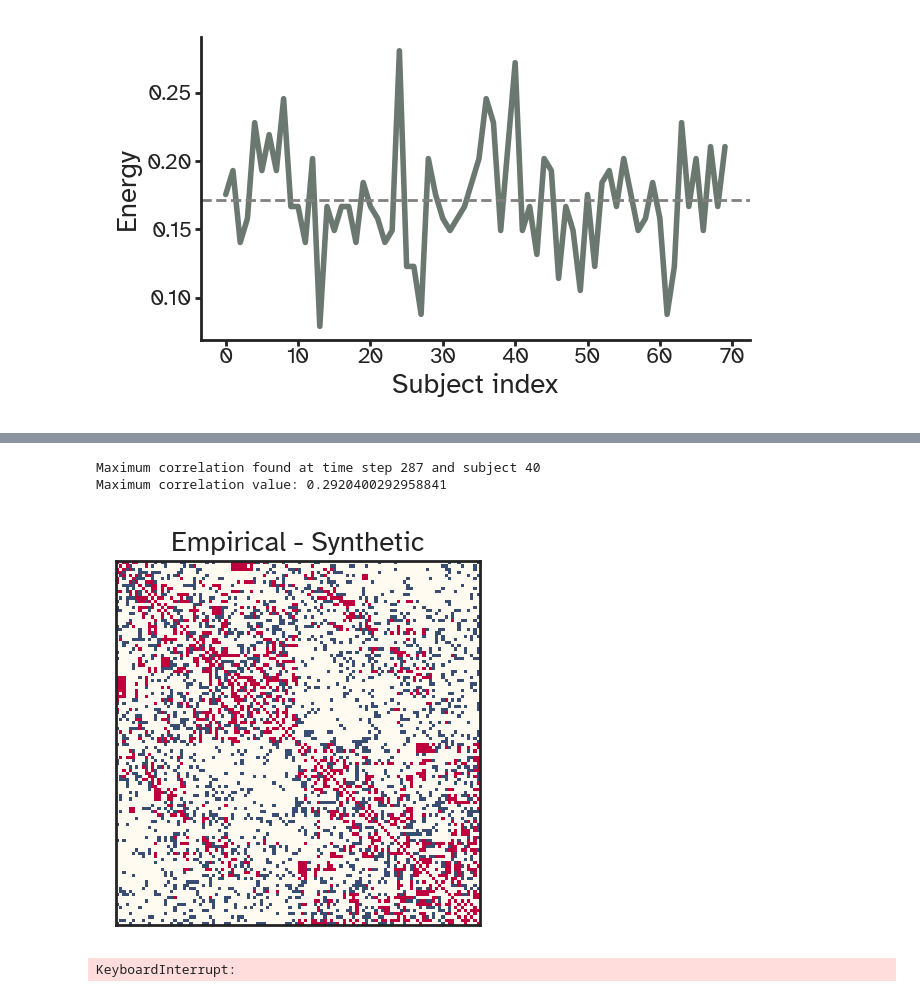
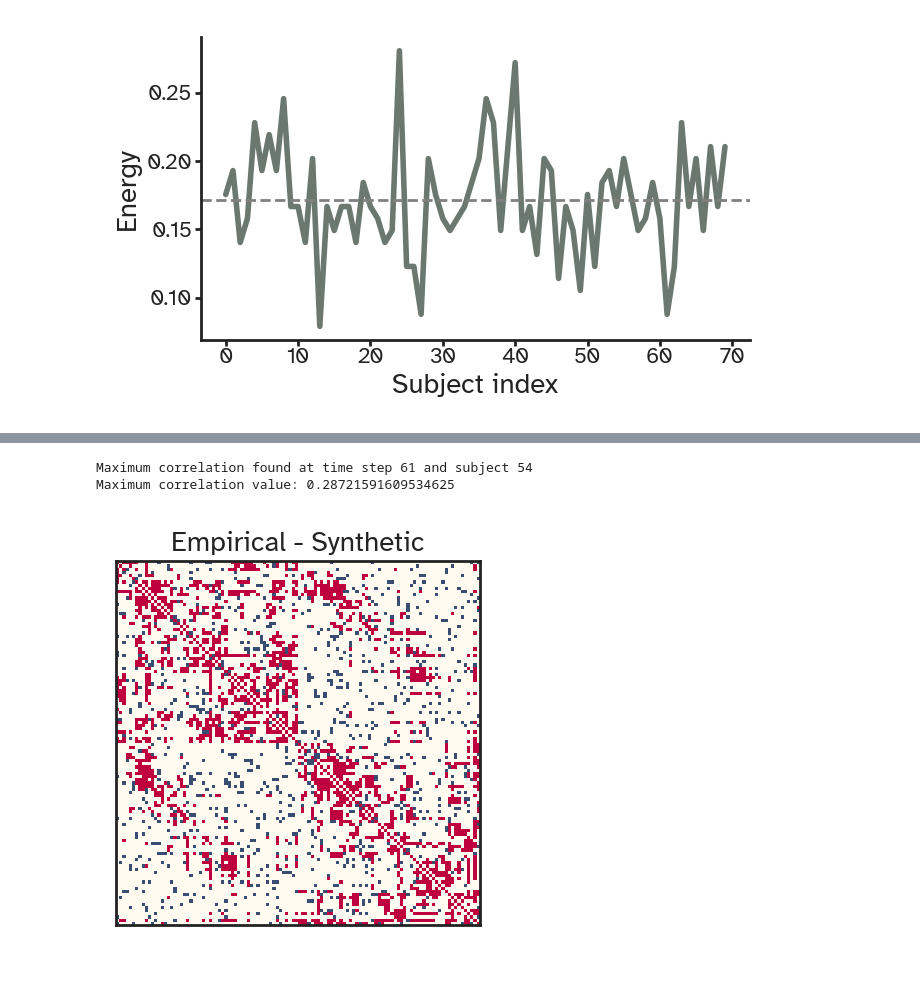
Before and after one commit to kuffmode/Optimal_networks, a Jupyter notebook: playground.ipynb, the cells around one changed output, grey strips where cells are left out. Drawn from its saved outputs; the diff is of its cells as text; code cells hidden in the pictures.

```diff
--- a/playground.ipynb
+++ b/playground.ipynb
@@ -156,8 +156,8 @@ from tqdm import tqdm
 
 fixed_params = NetworkParameters(
     mode=SimulationMode.FIXED,
-    alpha=106,
-    beta=0.1,
+    alpha=131,
+    beta=0.12,
     temperature=0.0,
     connectivity_penalty=0.0
 )
@@ -373,17 +357,17 @@ max_indices = np.unravel_index(np.nanargmax(correlation_matrix), correlation_mat
 print(f"Maximum correlation found at time step {max_indices[0]} and subject {max_indices[1]}")
 print(f"Maximum correlation value: {correlation_matrix[max_indices]}")
 # %% [output]
-Maximum correlation found at time step 287 and subject 40
-Maximum correlation value: 0.2920400292958841
+Maximum correlation found at time step 61 and subject 54
+Maximum correlation value: 0.28721591609534625
 # %%
 plt.figure(figsize=viz.cm_to_inch((6,6)), dpi=200)
 ax = plt.subplot(111)
-viz.plot_matrix(all_connectomes[:,:,40]-adjacency_history[:,:,287], sns_kwargs={"cmap":default_cmaps["nb_bw_dr"],
+viz.plot_matrix(all_connectomes[:,:,54]-adjacency_history[:,:,61], sns_kwargs={"cmap":default_cmaps["nb_bw_dr"],
                                                           "xticklabels":False,
                                                           "yticklabels":False}, axis=ax)
 plt.title("Empirical - Synthetic");
 # %% [output]
-[figure, old version]
+[figure, new version]
 # %%
 from navigation_game import ParameterSpace, NetworkFitter, SimulationMode
 
@@ -403,13 +387,11 @@ fitter = NetworkFitter(
     empirical_adj=connectivity,
     parameter_space=param_space,
     mode=SimulationMode.FIXED,
-    n_trials=50,
+    n_trials=80,
     n_iterations=2500,
 )
 
 results = fitter.fit()
-# %% [output]
-KeyboardInterrupt:
 # %%
 plt.figure(figsize=viz.cm_to_inch(default_sizes['half_column']), dpi=200)
 plt.plot(results.all_scores,lw=2)
```
Also changed, not shown: parts of 14 cells of this notebook.
